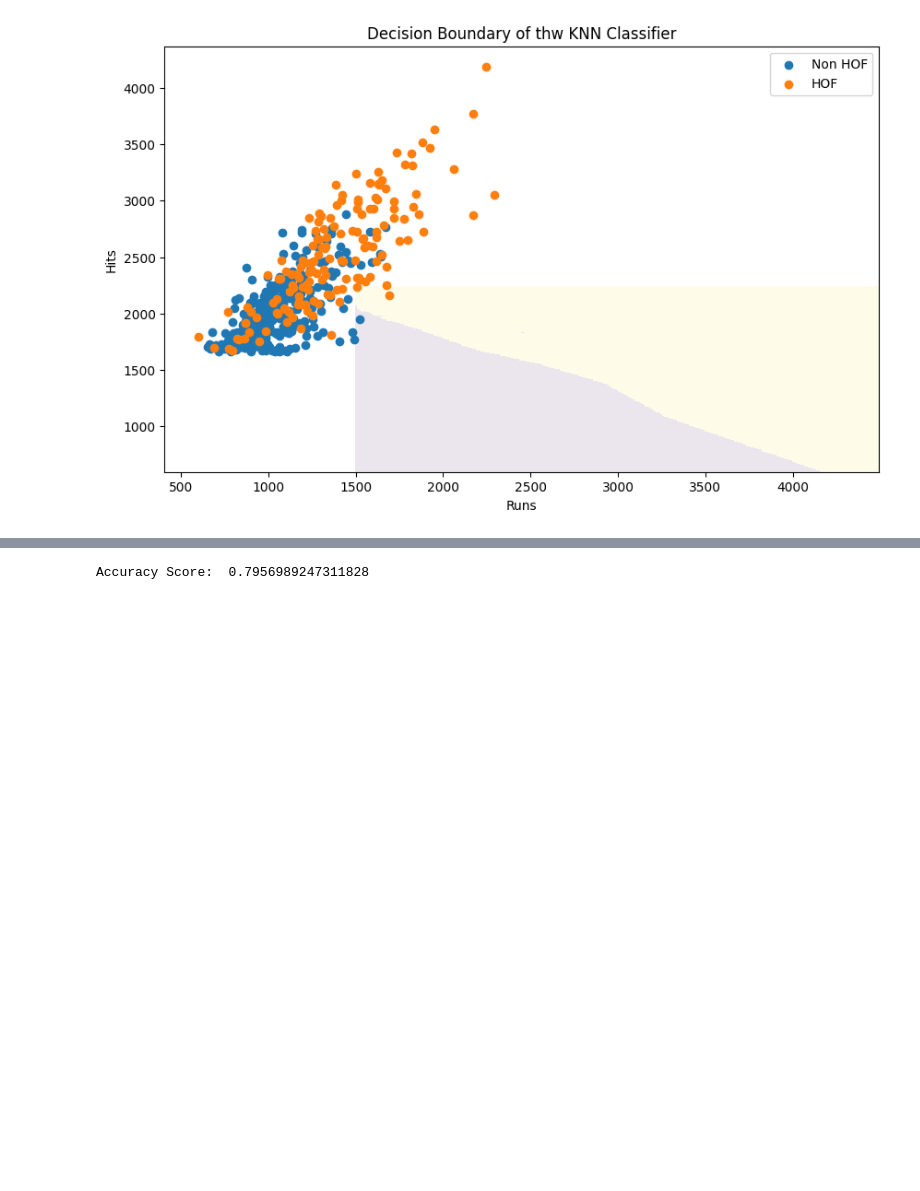
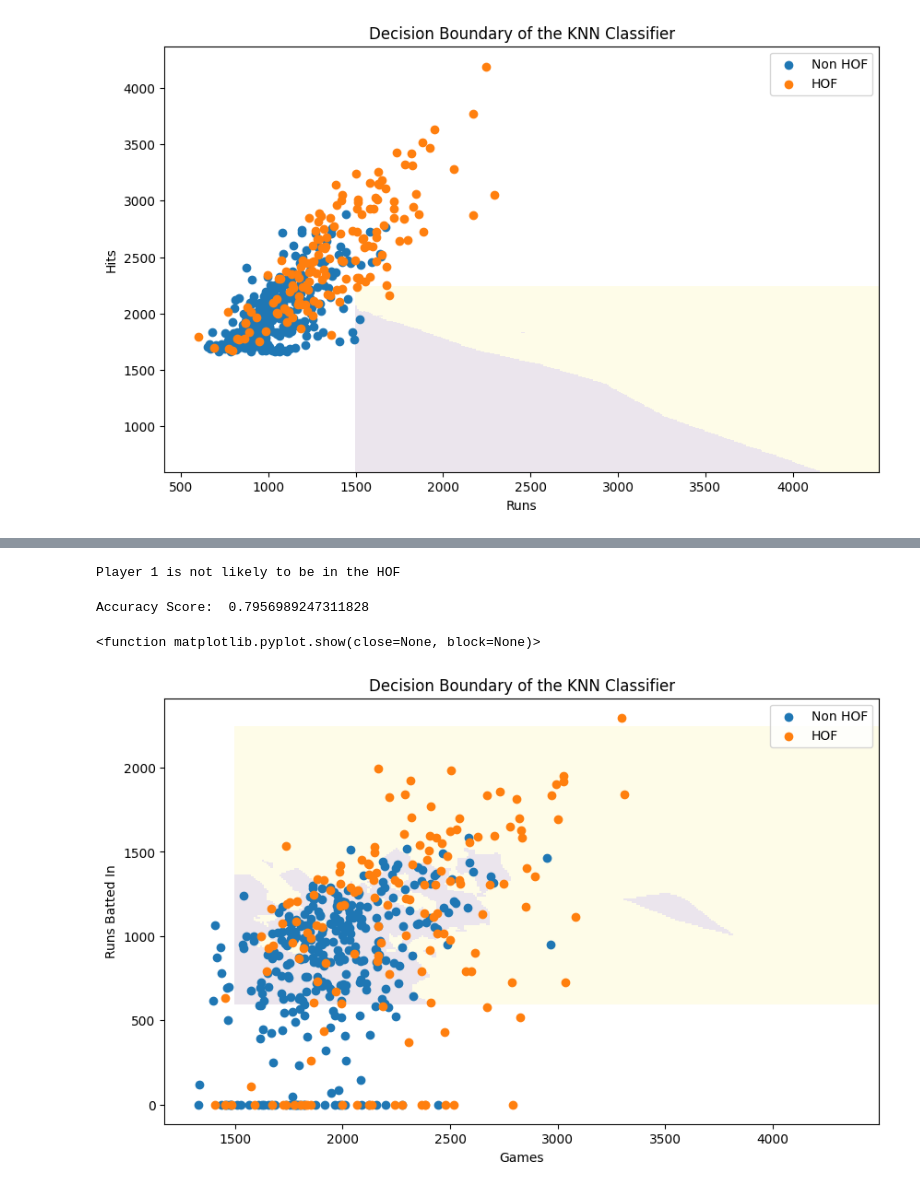
Before and after one commit to RAWRXD001c/MLB-Baseball, a Jupyter notebook: Baseball_Data_Project.ipynb, the cells around one changed output, grey strips where cells are left out. Cells and saved outputs as stored; diff of their text form; code cells hidden in the pictures; blank space fills up the shorter version.

```diff
--- a/Baseball_Data_Project.ipynb
+++ b/Baseball_Data_Project.ipynb
@@ -101,19 +107,43 @@ Accuracy Score:  0.8387096774193549
+# %%
+#Range of Hits is 1500 to
+player1 = pd.DataFrame([[1500, 2500]], columns=['Runs', 'Hits'])
+
+prediction1 = model.predict(player1)[0]
+
+print("Player 1 " + str(['is not likely', 'is likely'][prediction1]) + " to be in the HOF")
+# %% [output]
+Player 1 is not likely to be in the HOF
 # %%
 #KNN (Games, Runs Batted In)
 features = df[['Games', 'Runs Batted In']]
 label = df['HOF']
 X_train, X_test, y_train, y_test = model_selection.train_test_split(features, label, test_size=0.2, random_state=42)
-model = KNeighborsClassifier(n_neighbors=10)
+model = KNeighborsClassifier(n_neighbors=3)
 model.fit(X_train, y_train)
 predict = model.predict(X_test)
 print("Accuracy Score: ", metrics.accuracy_score(y_test, predict))
 
 #5 0.7741935483870968
 #3 0.7956989247311828
 #7 0.7849462365591398
 #9 0.7849462365591398
 #10 0.7956989247311828
+# 3 and 10 have the highest accuracy
 
 #Visual model
+fig, ax = plt.subplots(figsize=(10,6))
+xx, yy = np.meshgrid(np.arange(1500, 4500, 10), np.arange(600, 2250, 10))
+z = model.predict(np.c_[xx.ravel(), yy.ravel()])
+z = z.reshape(xx.shape)
+ax.pcolormesh(xx, yy, z, alpha=0.1)
+for label, data in df.groupby("HOF"):
+  ax.scatter(data['Games'], data['Runs Batted In'], label = ['Non HOF', 'HOF'][label])
+ax.set_title("Decision Boundary of the KNN Classifier")
+ax.set_xlabel("Games")
+ax.set_ylabel("Runs Batted In")
+ax.legend()
+plt.show
 # %% [output]
 Accuracy Score:  0.7956989247311828
+<function matplotlib.pyplot.show(close=None, block=None)>
+[figure, added]
```
Also changed, not shown: parts of 5 cells of this notebook.
